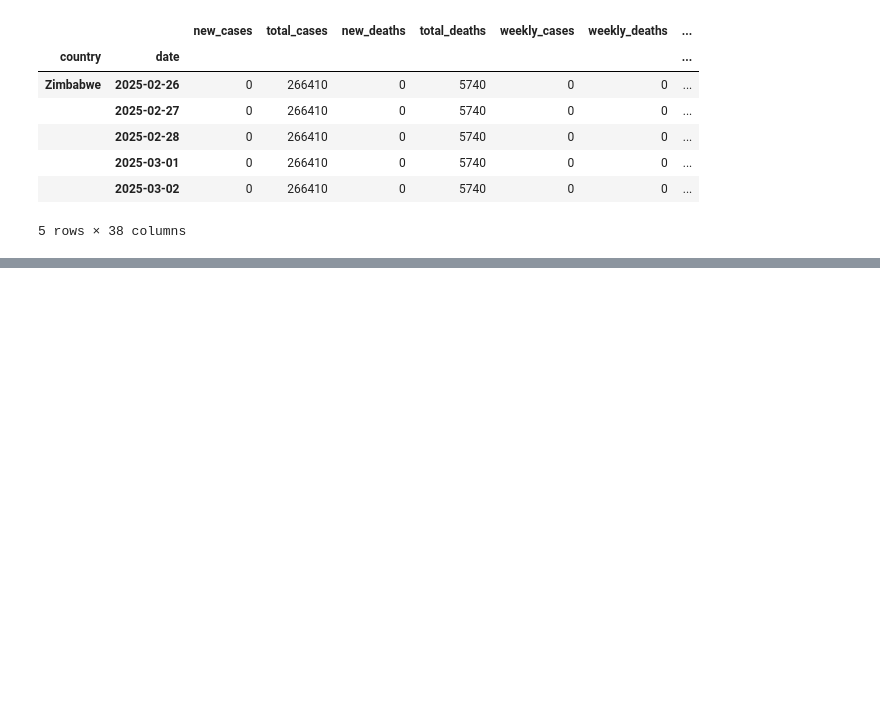
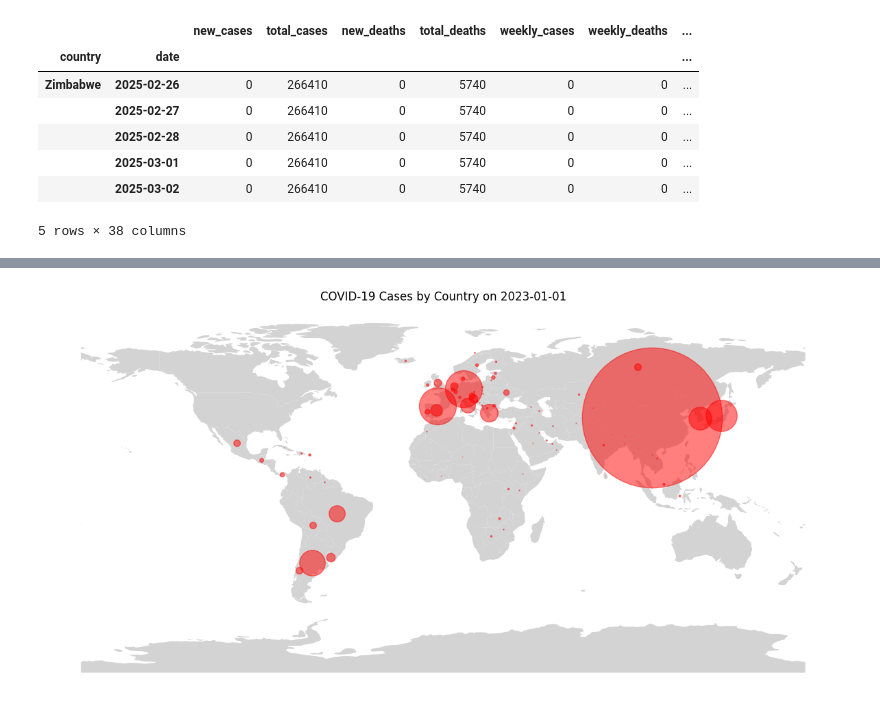
Before and after one commit to hs-radio/Covid19-project, a Jupyter notebook: inspect_data.ipynb, the cells around one changed output, grey strips where cells are left out. Drawn from its saved outputs; the diff is of its cells as text; code cells hidden in the pictures; blank space fills up the shorter version.

```diff
--- a/inspect_data.ipynb
+++ b/inspect_data.ipynb
@@ -51,0 +62,42 @@ table
+# %%
+import geopandas as gpd
+import matplotlib.pyplot as plt
+import pandas as pd
+from shapely.geometry import Point
+
+def plot_world_map_with_circles(tb1, date, shapefile_path='ne_110m_admin_0_countries/ne_110m_admin_0_countries.shp'):
+    # Filter data for the specific date
+    tb_date = tb1.xs(date, level='date')  # Use the date from the MultiIndex
+
+    # Create a dictionary of country name to number of cases for that date
+    country_cases = dict(zip(tb_date.index.get_level_values('country'), tb_date['new_cases']))
+
+    # Load the shapefile using geopandas
+    world = gpd.read_file(shapefile_path)
+
+    # Create a GeoDataFrame for plotting the world map
+    fig, ax = plt.subplots(figsize=(15, 10))
+    world.plot(ax=ax, color='lightgray')
+
+    # Add circles to represent the number of cases in each country
+    for country, cases in country_cases.items():
+        try:
+            # Get the centroid of the country
+            country_geom = world[world['ADMIN'] == country].geometry.iloc[0]  # Change 'ADMIN' to match the country name column
+            country_centroid = country_geom.centroid
+
+            # Create a circle at the centroid location with size based on cases
+            ax.scatter(country_centroid.x, country_centroid.y, s=cases / 100, color='red', alpha=0.5)
+        except IndexError:
+            continue  # In case a country is missing from the shapefile
+
+    # Add title and show the plot
+    plt.title(f'COVID-19 Cases by Country on {date}')
+    plt.axis('off')
+    plt.show()
+
+# Example usage:
+# Assuming tb1 is the dataframe with COVID-19 data.
+plot_world_map_with_circles(tb1, "2023-01-01")
+# %% [output]
+[figure, added]
```
Also changed, not shown: parts of 4 cells of this notebook, 8 other files.
